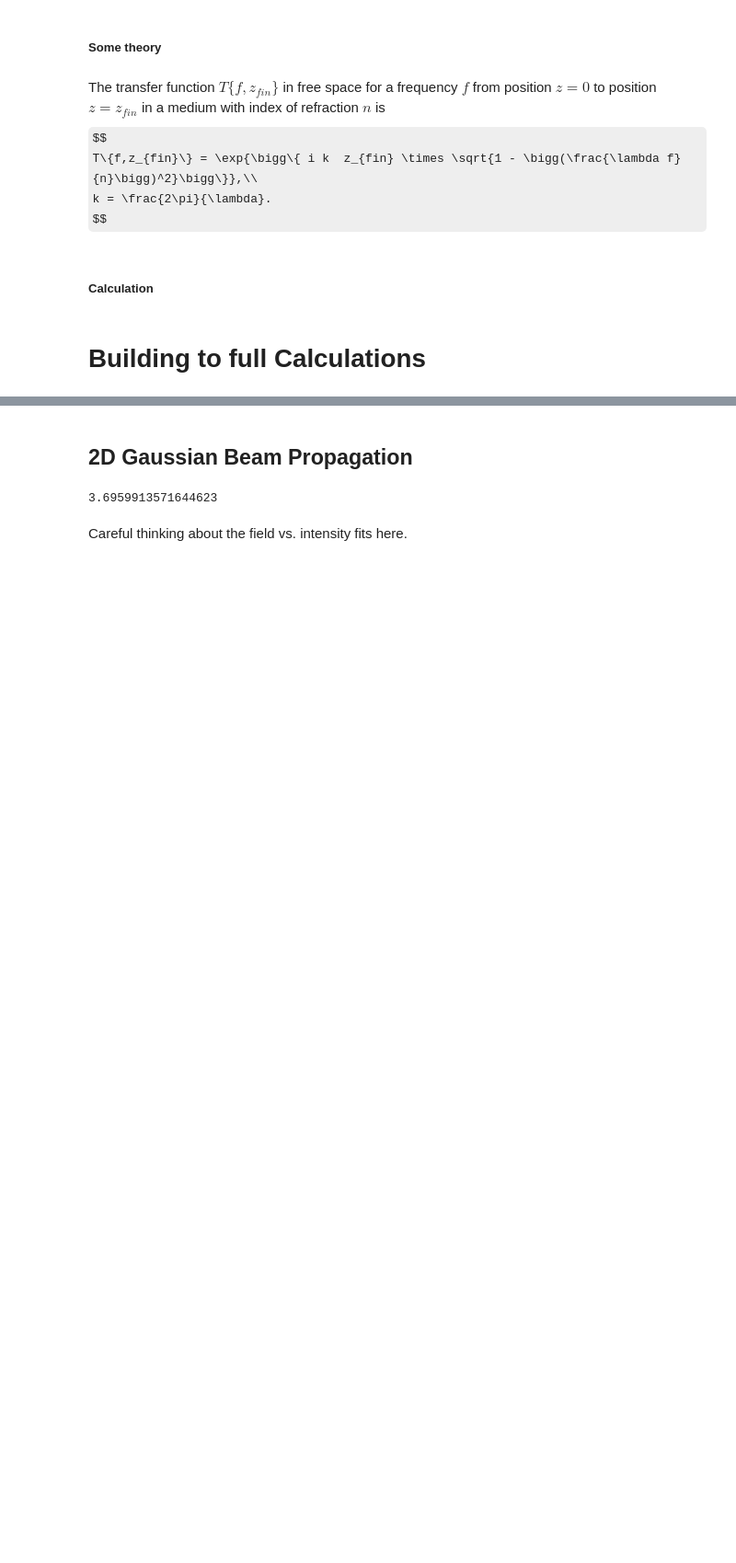
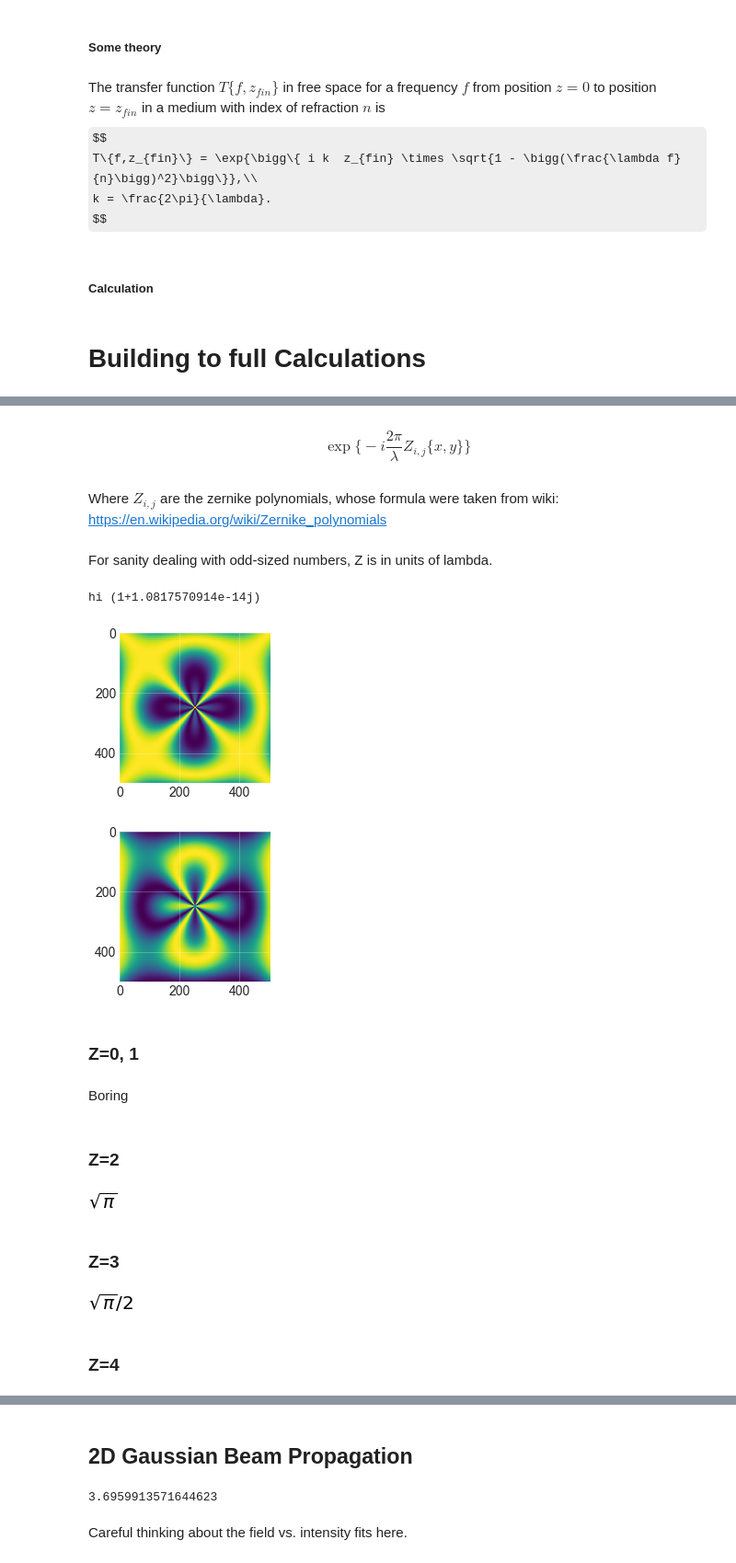
Before and after one commit to aquirdTurtle/Data-Analysis-Code, a Jupyter notebook: Aberration-Analysis.ipynb, the cells around one changed output, grey strips where cells are left out. Shown at 92% size. Drawn from its saved outputs; the diff is of its cells as text; code cells hidden in the pictures; some formulas as TeX source; blank space fills up the shorter version.

```diff
--- a/Aberration-Analysis.ipynb
+++ b/Aberration-Analysis.ipynb
@@ -54,7 +54,7 @@ rcParams['figure.figsize'] = (18.0, 8.0)
 rcParams['axes.grid'] = True
 rcParams['axes.formatter.useoffset'] = False
 rcParams['grid.alpha'] = 0.3
-rcParams['axes.formatter.limits'] = (0,3)
+rcParams['axes.formatter.limits'] = (-3,3)
 # jet is awful.
 rcParams['image.cmap'] = 'viridis'
 # to see all available options, decomment this line.
@@ -186,0 +201,9 @@ def propagateMany2D(field, fieldPosX, fieldPosY, z_positions, wavelength, n=1):
+# %% [markdown]
+$$
+\exp\Big\{-i \frac{2\pi}{\lambda} Z_{i,j}\{x,y\}\Big\}
+$$
+# %% [markdown]
+Where $Z_{i,j}$ are the zernike polynomials, whose formula were taken from wiki:
+https://en.wikipedia.org/wiki/Zernike_polynomials
+# %% [markdown]
+For sanity dealing with odd-sized numbers, Z is in units of lambda.
@@ -186,0 +225,32 @@ def propagateMany2D(field, fieldPosX, fieldPosY, z_positions, wavelength, n=1):
+# %%
+from math import factorial as fac
+def zernike(n, m, x, y, waist, scale):
+    r, theta = getAngular(x,y, waist)
+    k = int(abs(n-m)/2)
+    normFactor = 2*n+2
+    if m == 0:
+        normFactor /= 2.0
+    normFactor = np.sqrt(normFactor/np.pi)
+    radialTerm = 0
+    while k>=0:
+        pre = ((-1)**k * fac(abs(n-k)))/(fac(k)*fac(abs((n+m)/2-k))*fac(abs((n-m)/2-k)))
+        radialTerm += pre * r**(abs(n-2*k))
+        k -= 1
+    if m <= 0:
+        angularTerm = np.cos(m*theta)
+    else:
+        angularTerm = np.sin(m*theta)
+    return np.exp(-1j * 2 * np.pi * scale * normFactor * radialTerm * angularTerm)
+# %%
+x = y = np.linspace(-1,1,501)
+xx, yy = np.meshgrid(x,y)
+n = -2
+plt.figure(figsize=(3,3))
+imshow(np.real(zernike(2, n, xx, yy, 1, 0.5)))
+plt.figure(figsize=(3,3))
+imshow(np.imag(zernike(2, n, xx, yy, 1, 0.5)));
+print('hi',np.max(zernike(2, n, xx, yy, 1, 0.5)))
+# %% [output]
+hi (1+1.0817570914e-14j)
+[figure, added]
+[figure, added]
@@ -186,0 +264,6 @@ def propagateMany2D(field, fieldPosX, fieldPosY, z_positions, wavelength, n=1):
+# %% [markdown]
+### Z=0, 1
+# %% [markdown]
+Boring
+# %% [markdown]
+### Z=2
@@ -186,0 +273,7 @@ def propagateMany2D(field, fieldPosX, fieldPosY, z_positions, wavelength, n=1):
+# %%
+r = sp.Symbol('rho', positive=True)
+theta = sp.Symbol('theta', positive=True)
+Z22 = sp.cos(20*theta)
+sp.sqrt(sp.integrate(Z22**2, [theta, 0, 2*sp.pi]))
+# %% [output]
+[figure, added]
@@ -186,0 +305,2 @@ def propagateMany2D(field, fieldPosX, fieldPosY, z_positions, wavelength, n=1):
+# %% [markdown]
+### Z=3
@@ -186,0 +310,7 @@ def propagateMany2D(field, fieldPosX, fieldPosY, z_positions, wavelength, n=1):
+# %%
+r = sp.Symbol('rho', positive=True)
+theta = sp.Symbol('theta', positive=True)
+Z22 = sp.sqrt(2)*r**3*sp.cos(3*theta)
+sp.sqrt(sp.integrate(Z22**2*r, [r, 0,1], [theta, 0, 2*sp.pi]))
+# %% [output]
+[figure, added]
@@ -186,0 +342,2 @@ def propagateMany2D(field, fieldPosX, fieldPosY, z_positions, wavelength, n=1):
+# %% [markdown]
+### Z=4
```
Also changed, not shown: parts of 251 cells of this notebook.
